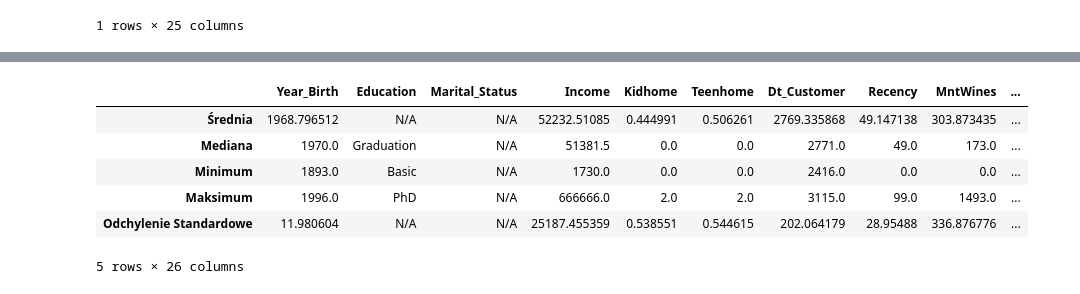
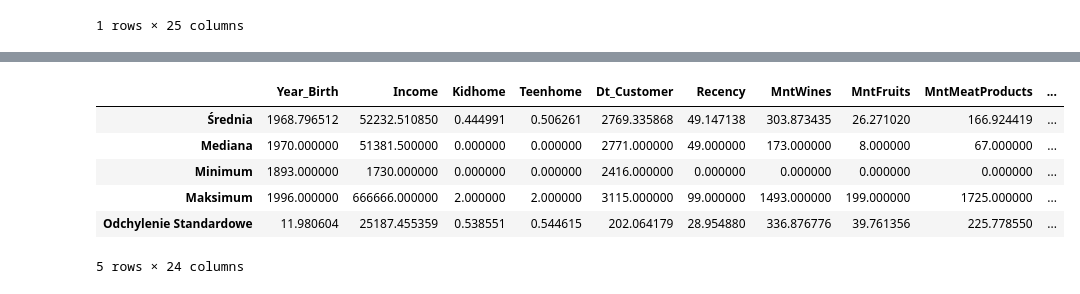
Before and after one commit to Noka993/customer-profile-analysis, a Jupyter notebook: notebooks/statystyki.ipynb, the cells around one changed output, grey strips where cells are left out. Saved outputs shown, nothing was run; the diff lists cells and outputs as text; code cells hidden in the pictures.

```diff
--- a/notebooks/statystyki.ipynb
+++ b/notebooks/statystyki.ipynb
@@ -60,12 +81,8 @@ statystyki = {
 }
 #statystyki = pd.DataFrame(statystyki).transpose()
 # %%
-other_cols = [col for col in df.columns if col not in num_cols]
 
-for i in statystyki:
+other_cols = [col for col in df.columns if col not in stat_cols]
 
-    for k in other_cols:
-       statystyki[i][k]='N/A'
-
-df['Education'].unique().tolist()
+print(other_cols)
 # %% [output]
@@ -83,12 +89,0 @@ sorted_education = sorted(df['Education'].tolist(), key=lambda x: education_sort
-# %%
-
-#mediana, min i max edukacji
-if(len(sorted_education)%2==0):
-    if(sorted_education[int(len(sorted_education)/2)]==sorted_education[int(len(sorted_education)/2+1)]):
-        statystyki['Mediana']['Education']= sorted_education[int(len(sorted_education)/2)]
-
-
-else:
-    statystyki['Mediana']['Education']= sorted_education[int(len(sorted_education)/2)+1]
-statystyki['Minimum']['Education']='Basic'
-statystyki['Maksimum']['Education']='PhD'
@@ -95,13 +133,12 @@ statystyki['Maksimum']['Education']='PhD'
 # %%
 statystyki = pd.DataFrame(statystyki).transpose()
 
-statystyki = statystyki[df.columns.tolist()]
 statystyki.head()
 # %% [output]
-|  | Year_Birth | Education | Marital_Status | Income | Kidhome | Teenhome | Dt_Customer | Recency | MntWines | ... |
-| Średnia | 1968.796512 | N/A | N/A | 52232.51085 | 0.444991 | 0.506261 | 2769.335868 | 49.147138 | 303.873435 | ... |
-| Mediana | 1970.0 | Graduation | N/A | 51381.5 | 0.0 | 0.0 | 2771.0 | 49.0 | 173.0 | ... |
-| Minimum | 1893.0 | Basic | N/A | 1730.0 | 0.0 | 0.0 | 2416.0 | 0.0 | 0.0 | ... |
-| Maksimum | 1996.0 | PhD | N/A | 666666.0 | 2.0 | 2.0 | 3115.0 | 99.0 | 1493.0 | ... |
-| Odchylenie Standardowe | 11.980604 | N/A | N/A | 25187.455359 | 0.538551 | 0.544615 | 202.064179 | 28.95488 | 336.876776 | ... |
+|  | Year_Birth | Income | Kidhome | Teenhome | Dt_Customer | Recency | MntWines | MntFruits | MntMeatProducts | ... |
+| Średnia | 1968.796512 | 52232.510850 | 0.444991 | 0.506261 | 2769.335868 | 49.147138 | 303.873435 | 26.271020 | 166.924419 | ... |
+| Mediana | 1970.000000 | 51381.500000 | 0.000000 | 0.000000 | 2771.000000 | 49.000000 | 173.000000 | 8.000000 | 67.000000 | ... |
+| Minimum | 1893.000000 | 1730.000000 | 0.000000 | 0.000000 | 2416.000000 | 0.000000 | 0.000000 | 0.000000 | 0.000000 | ... |
+| Maksimum | 1996.000000 | 666666.000000 | 2.000000 | 2.000000 | 3115.000000 | 99.000000 | 1493.000000 | 199.000000 | 1725.000000 | ... |
+| Odchylenie Standardowe | 11.980604 | 25187.455359 | 0.538551 | 0.544615 | 202.064179 | 28.954880 | 336.876776 | 39.761356 | 225.778550 | ... |
-5 rows × 26 columns
+5 rows × 24 columns
```
Also changed, not shown: parts of 6 cells of this notebook, 2 other files.
